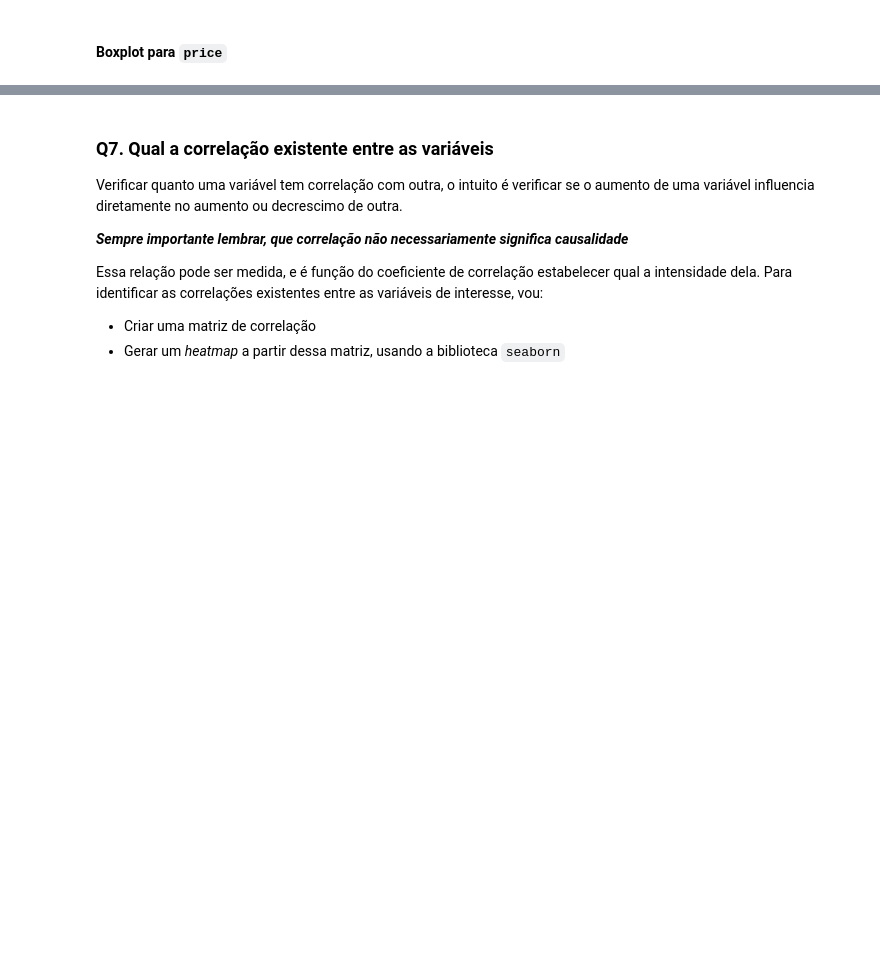
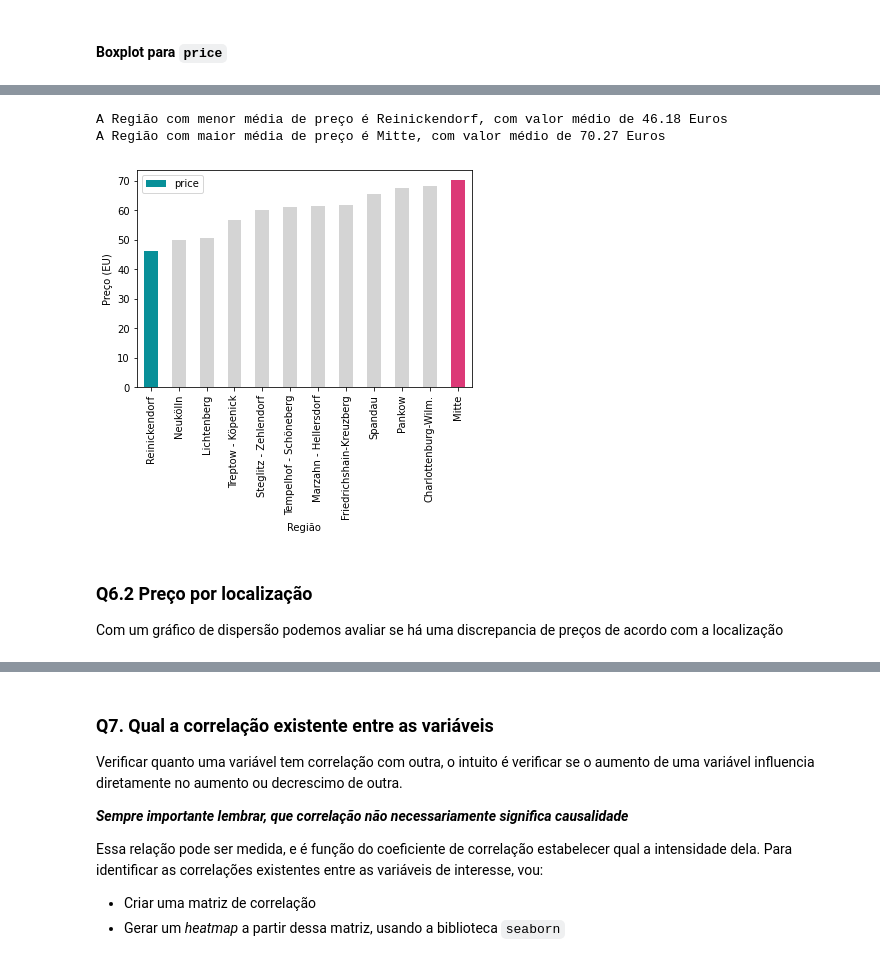
Before and after one commit to caiobellezi/Analise_AirBnB_Berlin, a Jupyter notebook: Analisando_os_Dados_do_Airbnb_Berlin.ipynb, the cells around one changed output, grey strips where cells are left out. Saved outputs shown, nothing was run; the diff lists cells and outputs as text; code cells hidden in the pictures; blank space fills up the shorter version.

```diff
--- a/Analisando_os_Dados_do_Airbnb_Berlin.ipynb
+++ b/Analisando_os_Dados_do_Airbnb_Berlin.ipynb
@@ -239,0 +260,5 @@ df_clean.hist(bins=15, figsize=(15,10));
+# %%
+#Agrupar por região e analisar o preço
+regiao_agg = df_clean.groupby(by='neighbourhood_group', as_index=False)
+media_regiao = regiao_agg.price.mean().sort_values(by='price')
+media_regiao
@@ -239,0 +279,16 @@ df_clean.hist(bins=15, figsize=(15,10));
+# %%
+neutra = '#d4d4d4'
+colors=['#089099', neutra , neutra, neutra, neutra, neutra, neutra , neutra, neutra, neutra, neutra,'#DC3977']
+plot= media_regiao.plot(color=colors, kind='bar', x='neighbourhood_group', y='price')
+plot.set_xlabel('Região');
+plot.set_ylabel('Preço (EU)');
+
+print('A Região com menor média de preço é {}, com valor médio de {} Euros'.format(media_regiao.iloc[0,0],round(media_regiao.iloc[0,1],2)))
+print('A Região com maior média de preço é {}, com valor médio de {} Euros'.format(media_regiao.iloc[-1,0],round(media_regiao.iloc[-1,1],2)))
+# %% [output]
+A Região com menor média de preço é Reinickendorf, com valor médio de 46.18 Euros
+A Região com maior média de preço é Mitte, com valor médio de 70.27 Euros
+[figure, added]
+# %% [markdown]
+### Q6.2 Preço por localização
+Com um gráfico de dispersão podemos avaliar se há uma discrepancia de preços de acordo com a localização
```
Also changed, not shown: parts of 25 cells of this notebook.
